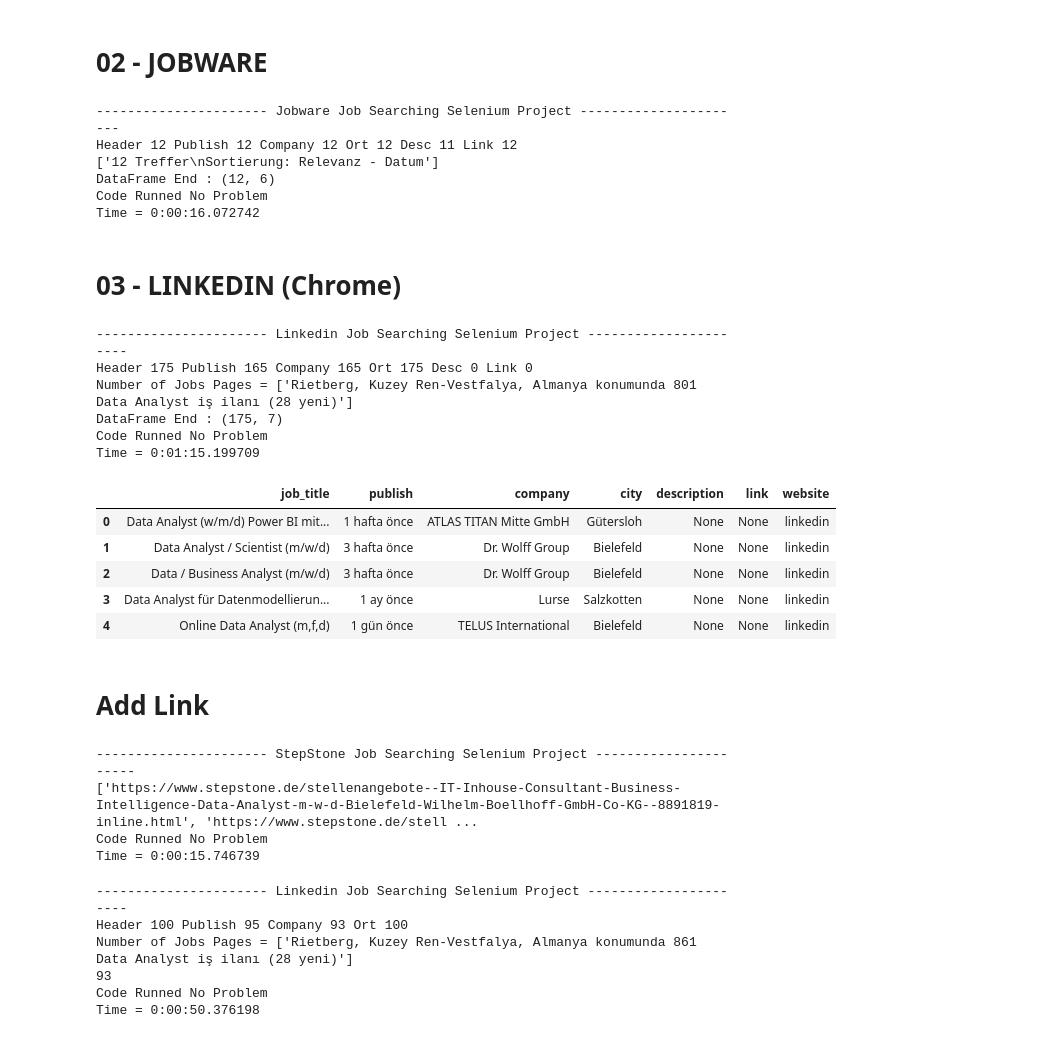
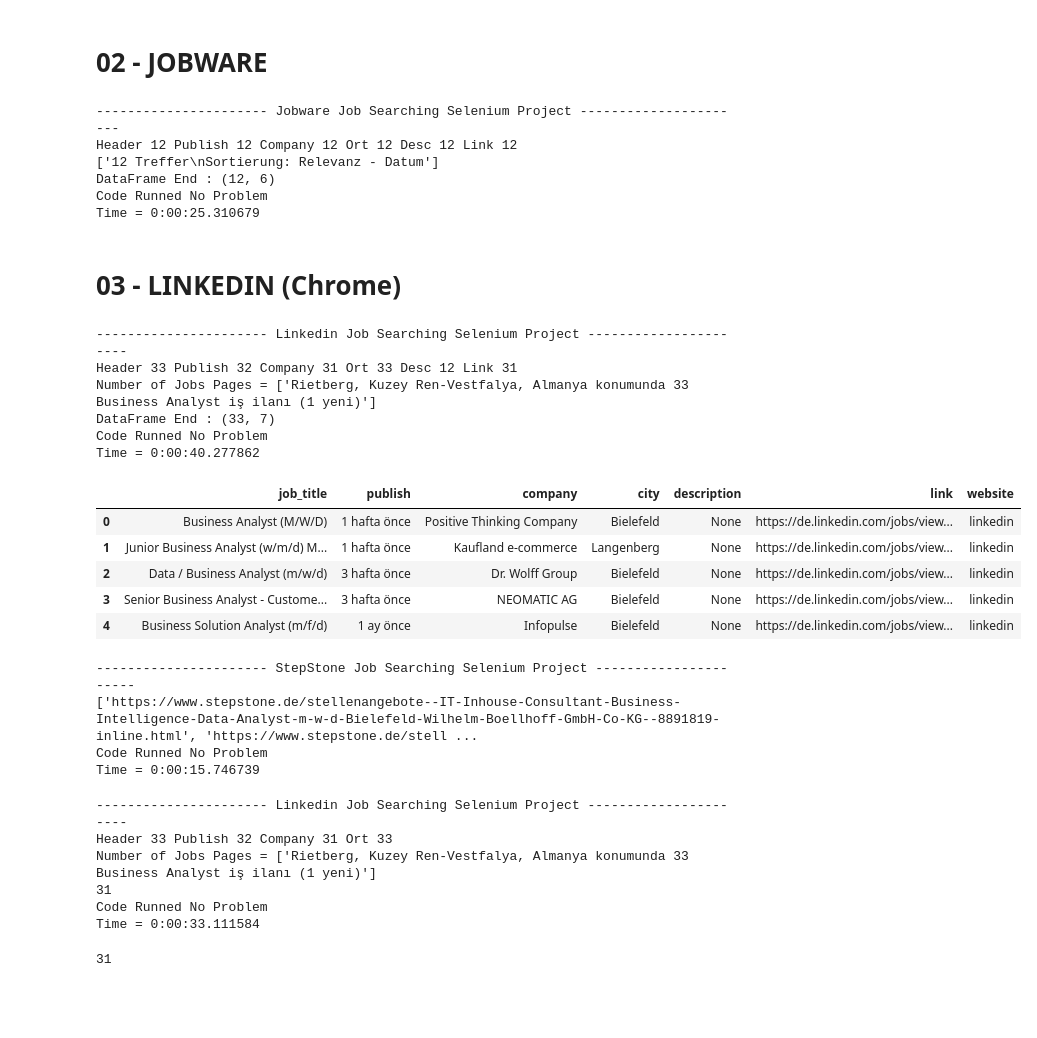
Before and after one commit to abdullahcayde/Portfolio_Projects, a Jupyter notebook: 02 - Web_Scraping_Job_Search/main_web_scraping.ipynb, the cells around one changed output. Saved outputs shown, nothing was run; the diff lists cells and outputs as text; code cells hidden in the pictures; blank space fills up the shorter version.

```diff
--- a/02 - Web_Scraping_Job_Search/main_web_scraping.ipynb
+++ b/02 - Web_Scraping_Job_Search/main_web_scraping.ipynb
@@ -89,7 +89,7 @@ start=datetime.now()
 link_original_stepstone = 'https://www.stepstone.de/jobs/data-analyst/in-rietberg?radius=50&page=2'
 
 website_name = 'stepstone'
-job_name = 'Data Analyst'
+job_name = 'Business Analyst'
 ort_ = 'Rietberg'
 radius = 50
 page_number = 1
@@ -211,8 +202,6 @@ start=datetime.now()
 link_original = 'https://www.jobware.de/jobsuche?jw_jobname=data%20analyst&jw_jobort=333**%20Rietberg&jw_ort_distance=50'
 
 website_name = 'jobware'
-job_name = 'Data Analyst'
-ort_ = 'Rietberg'
 radius = 50
 page_number = 0
 
@@ -274,11 +263,11 @@ sleep(5)
 driver.quit()
 # %% [output]
 ---------------------- Jobware Job Searching Selenium Project ----------------------
-Header 12 Publish 12 Company 12 Ort 12 Desc 11 Link 12
+Header 12 Publish 12 Company 12 Ort 12 Desc 12 Link 12
 ['12 Treffer\nSortierung: Relevanz - Datum']
 DataFrame End : (12, 6)
 Code Runned No Problem
-Time = 0:00:16.072742
+Time = 0:00:25.310679
 # %% [markdown]
 # 03 - LINKEDIN (Chrome)
 # %%
@@ -317,7 +306,7 @@ sleep(0.5)
 # 3.1 -
 scroller = driver.find_element(By.CLASS_NAME, 'infinite-scroller__show-more-button')
 
-scroll_down(7)
+scroll_down(4)
 
 # 4 -  Take Infos from Page
 # Headers, Company, City, Description
@@ -327,9 +316,10 @@ list_header, list_publish, list_company, list_ort = find_elements_HPCO(H,P,C,O)
 #description = driver.find_elements(By.CLASS_NAME, 'resultlist-1pq4x2u')
 result = driver.find_elements(By.CLASS_NAME, 'results-context-header__context')
 
-#Empty List For Description
-list_description = []
-list_link = []
+
+# Link Lists
+links = driver.find_elements(By.CLASS_NAME, 'base-card__full-link')
+list_link = [link.get_attribute('href') for link in links]
 
 print('Header',len(list_header), 'Publish',len(list_publish), 'Company',len(list_company), 'Ort',len(list_ort), 'Desc', len(list_description), 'Link',len(list_link))
 
@@ -340,44 +330,42 @@ print(f'Number of Jobs Pages = {list_result}')
 
 # 4.2 - DataFrame df
 d = dict(job_title=np.array(list_header), publish=np.array(list_publish), company=np.array(list_company), city=np.array(list_ort) , description=np.array(list_description), link=np.array(list_link))
 df = pd.DataFrame.from_dict(d, orient='index')
 df = df.T
 df['description'] = None
 df['website'] = website_name
 
 # 4.4 Save Data as csv and xlsx
 print(f'DataFrame End : {df.shape}')
 # 4.3 - Save DataFrame
 # 4.3.1 - to csv
 df.loc[df.website =='linkedin', 'city'] = df.loc[df.website =='linkedin', 'city'].str.replace(', Kuzey Ren-Vestfalya, Almanya', '')
 df.to_csv(f'{path}/{job_name2}-{time_}.csv', mode='a', index=False, header=False)
 
 # 4.3.2 - to excel
 # install openpyxl
 #df.to_excel(f'{path}/{job_name2}-{time_}.xlsx', sheet_name='Sheet3')
 
 end =datetime.now()
 print('Code Runned No Problem')
 print(f'Time = {end - start}')
 sleep(5)
 driver.quit()
 
 df.head()
 # %% [output]
 ---------------------- Linkedin Job Searching Selenium Project ----------------------
-Header 175 Publish 165 Company 165 Ort 175 Desc 0 Link 0
-Number of Jobs Pages = ['Rietberg, Kuzey Ren-Vestfalya, Almanya konumunda 801 Data Analyst iş ilanı (28 yeni)']
-DataFrame End : (175, 7)
+Header 33 Publish 32 Company 31 Ort 33 Desc 12 Link 31
+Number of Jobs Pages = ['Rietberg, Kuzey Ren-Vestfalya, Almanya konumunda 33 Business Analyst iş ilanı (1 yeni)']
+DataFrame End : (33, 7)
 Code Runned No Problem
-Time = 0:01:15.199709
+Time = 0:00:40.277862
 |  | job_title | publish | company | city | description | link | website |
-| 0 | Data Analyst (w/m/d) Power BI mit... | 1 hafta önce | ATLAS TITAN Mitte GmbH | Gütersloh | None | None | linkedin |
-| 1 | Data Analyst / Scientist (m/w/d) | 3 hafta önce | Dr. Wolff Group | Bielefeld | None | None | linkedin |
-| 2 | Data / Business Analyst (m/w/d) | 3 hafta önce | Dr. Wolff Group | Bielefeld | None | None | linkedin |
-| 3 | Data Analyst für Datenmodellierun... | 1 ay önce | Lurse | Salzkotten | None | None | linkedin |
-| 4 | Online Data Analyst (m,f,d) | 1 gün önce | TELUS International | Bielefeld | None | None | linkedin |
+| 0 | Business Analyst (M/W/D) | 1 hafta önce | Positive Thinking Company | Bielefeld | None | https://de.linkedin.com/jobs/view... | linkedin |
+| 1 | Junior Business Analyst (w/m/d) M... | 1 hafta önce | Kaufland e-commerce | Langenberg | None | https://de.linkedin.com/jobs/view... | linkedin |
+| 2 | Data / Business Analyst (m/w/d) | 3 hafta önce | Dr. Wolff Group | Bielefeld | None | https://de.linkedin.com/jobs/view... | linkedin |
+| 3 | Senior Business Analyst - Custome... | 3 hafta önce | NEOMATIC AG | Bielefeld | None | https://de.linkedin.com/jobs/view... | linkedin |
+| 4 | Business Solution Analyst (m/f/d) | 1 ay önce | Infopulse | Bielefeld | None | https://de.linkedin.com/jobs/view... | linkedin |
-# %% [markdown]
-# Add Link
 # %%
 print('---------------------- StepStone Job Searching Selenium Project ----------------------')
 start=datetime.now()
@@ -568,7 +556,7 @@ sleep(0.5)
 # 3.1 -
 scroller = driver.find_element(By.CLASS_NAME, 'infinite-scroller__show-more-button')
 
-scroll_down(5)
+scroll_down(2)
 
 # 4 -  Take Infos from Page
 # Headers, Company, City, Description
@@ -608,8 +596,12 @@ sleep(10)
 driver.quit()
 # %% [output]
 ---------------------- Linkedin Job Searching Selenium Project ----------------------
-Header 100 Publish 95 Company 93 Ort 100
-Number of Jobs Pages = ['Rietberg, Kuzey Ren-Vestfalya, Almanya konumunda 861 Data Analyst iş ilanı (28 yeni)']
-93
+Header 33 Publish 32 Company 31 Ort 33
+Number of Jobs Pages = ['Rietberg, Kuzey Ren-Vestfalya, Almanya konumunda 33 Business Analyst iş ilanı (1 yeni)']
+31
 Code Runned No Problem
-Time = 0:00:50.376198
+Time = 0:00:33.111584
+# %%
+len(list_link)
+# %% [output]
+31
```
Also changed, not shown: parts of 3 cells of this notebook, 2 other files.
